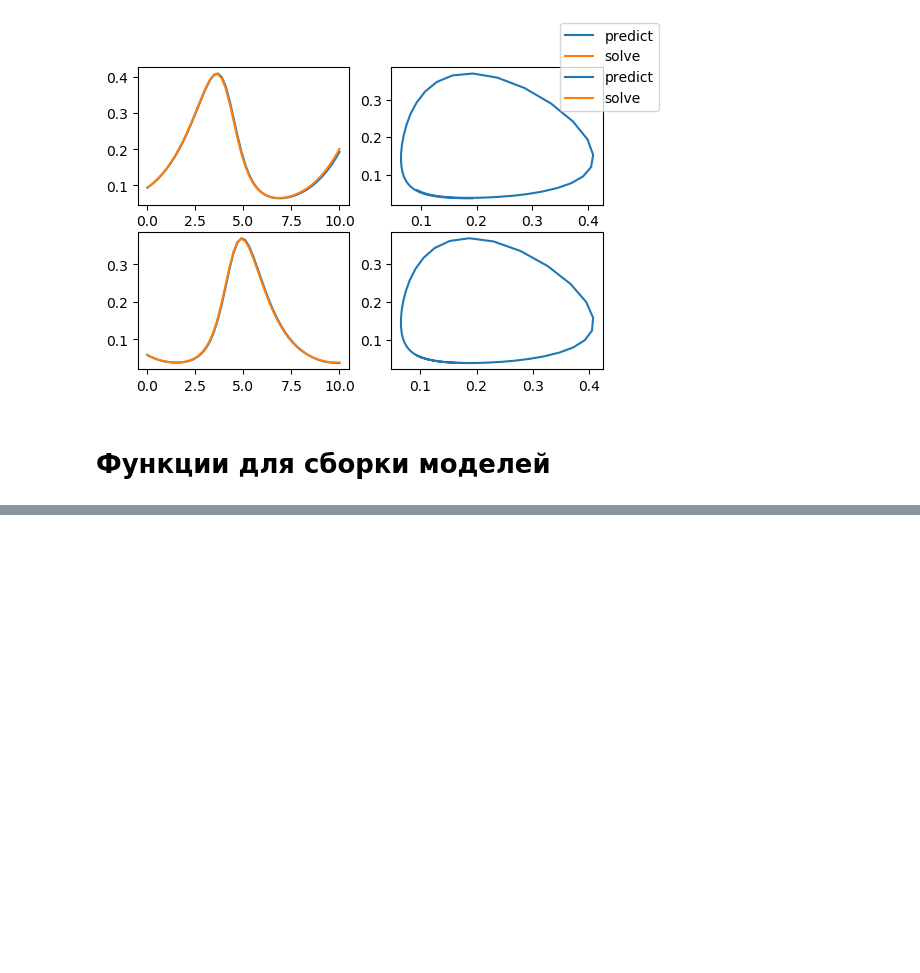
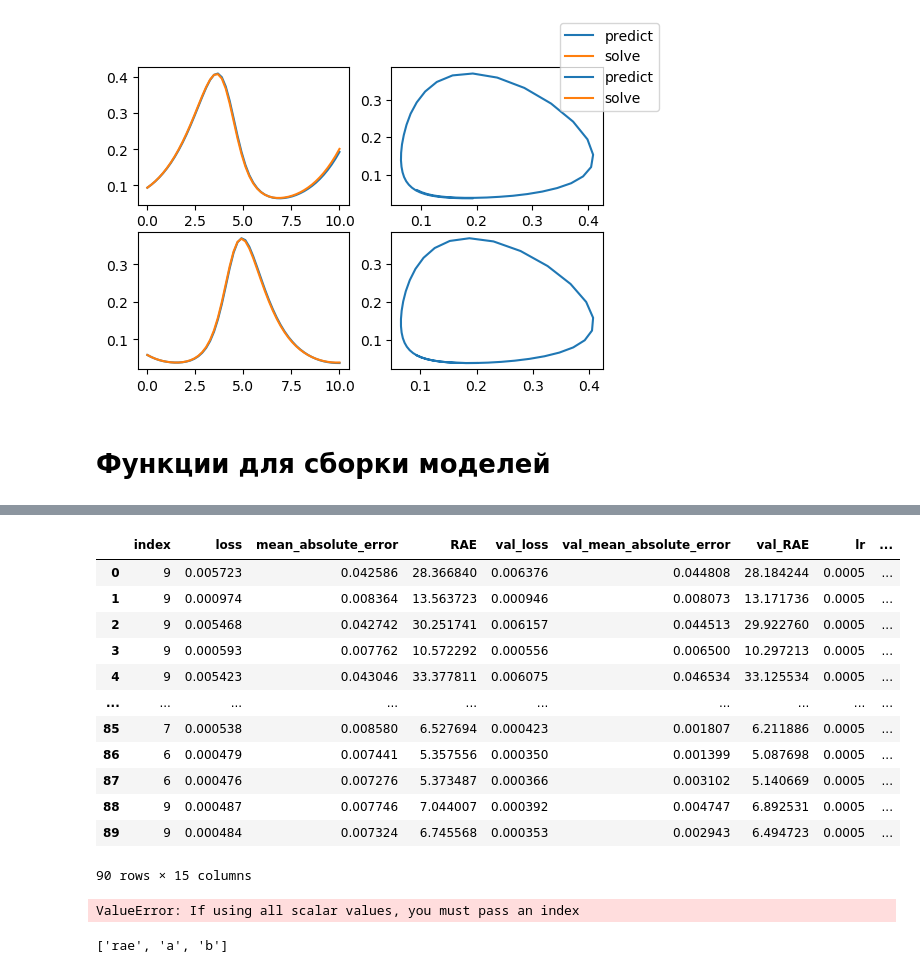
Before and after one commit to ageev-aleksey/sppu, a Jupyter notebook: sub_project/ml/ipython/NeuralApproxModel2.ipynb, the cells around one changed output, grey strips where cells are left out. Saved outputs shown, nothing was run; the diff lists cells and outputs as text; code cells hidden in the pictures; blank space fills up the shorter version.

Commit message:
add functions for make neural models

```diff
--- a/sub_project/ml/ipython/NeuralApproxModel2.ipynb
+++ b/sub_project/ml/ipython/NeuralApproxModel2.ipynb
@@ -178,21 +189,35 @@ class ResNetMaker (NeuralMaker):
 # %%
+#Формирование моделей
 def update_lr(epoche, lr):
     if epoche % 10 == 0:
         return lr*0.5
     return lr
-lr_changer =  tf.keras.callbacks.LearningRateScheduler(update_lr, 1)
+lr_changer =  tf.keras.callbacks.LearningRateScheduler(update_lr, 0)
 props = []
 for nunits in [4, 8, 16, 32, 64, 128]:
     for nblocks in [1, 2, 3, 4, 5]:
         for blockSize in [2, 3, 4]:
+            path = "./models/resnet_nunits.{nunits}_nblocks.{nblocks}_blockSize.{blocksize}_relu".format(nunits=nunits, nblocks=nblocks, blocksize=blockSize)
+            try:
+                os.makedirs(path)
+            except:
+                pass
+            saver = keras.callbacks.ModelCheckpoint(
+                filepath=path + "/resnet_epoch.{epoch}",
+                save_weights_only=False,
+                monitor='val_loss',
+                mode='min',
+                save_best_only=True)
             p = ResNetPoperties(
                 2, 2,
                 nunits,
                 nblocks,
                 blockSize,
                 regularization = "l1",
-                callbacks = [lr_changer]
+                callbacks = [lr_changer, saver],
+                path = path
             )
             props.append(p)
-len(props)
+print("Props:", len(props))
+maker = ResNetMaker(props)
 # %% [output]
@@ -201,0 +287,23 @@ len(props)
+# %%
+def model_info_load(path):
+    info = load_info(path)
+    for key in info["model"]:
+        info["model"][key] = [info["model"][key]]
+    max_epoch = -1
+
+    for param in info["params"]:
+        if param["epoch"] > max_epoch:
+            max_epoch = param["epoch"]
+    history = info["history"]
+    row = history.iloc[[max_epoch-1]].copy()
+    row["epoch"] = max_epoch
+
+    for key in info["model"]:
+        row[key] = info["model"][key]
+    row["path"] = path
+    return row
+# %%
+df = pd.DataFrame()
+for prop in props:
+    df = pd.concat([df, model_info_load(prop.path)])
+df = df.reset_index()
@@ -201,0 +328,24 @@ len(props)
+# %%
+df
+# %% [output]
+|  | index | loss | mean_absolute_error | RAE | val_loss | val_mean_absolute_error | val_RAE | lr | ... |
+| 0 | 9 | 0.005723 | 0.042586 | 28.366840 | 0.006376 | 0.044808 | 28.184244 | 0.0005 | ... |
+| 1 | 9 | 0.000974 | 0.008364 | 13.563723 | 0.000946 | 0.008073 | 13.171736 | 0.0005 | ... |
+| 2 | 9 | 0.005468 | 0.042742 | 30.251741 | 0.006157 | 0.044513 | 29.922760 | 0.0005 | ... |
+| 3 | 9 | 0.000593 | 0.007762 | 10.572292 | 0.000556 | 0.006500 | 10.297213 | 0.0005 | ... |
+| 4 | 9 | 0.005423 | 0.043046 | 33.377811 | 0.006075 | 0.046534 | 33.125534 | 0.0005 | ... |
+| ... | ... | ... | ... | ... | ... | ... | ... | ... | ... |
+| 85 | 7 | 0.000538 | 0.008580 | 6.527694 | 0.000423 | 0.001807 | 6.211886 | 0.0005 | ... |
+| 86 | 6 | 0.000479 | 0.007441 | 5.357556 | 0.000350 | 0.001399 | 5.087698 | 0.0005 | ... |
+| 87 | 6 | 0.000476 | 0.007276 | 5.373487 | 0.000366 | 0.003102 | 5.140669 | 0.0005 | ... |
+| 88 | 9 | 0.000487 | 0.007746 | 7.044007 | 0.000392 | 0.004747 | 6.892531 | 0.0005 | ... |
+| 89 | 9 | 0.000484 | 0.007324 | 6.745568 | 0.000353 | 0.002943 | 6.494723 | 0.0005 | ... |
+90 rows × 15 columns
+# %%
+pd.DataFrame.from_dict(info["model"], "columns")
+# %% [output]
+ValueError: If using all scalar values, you must pass an index
+# %%
+list({"rae": 1, "a": 4}.keys()) + ["b"]
+# %% [output]
+['rae', 'a', 'b']
```
Also changed, not shown: parts of 9 cells of this notebook, 6 other files.
